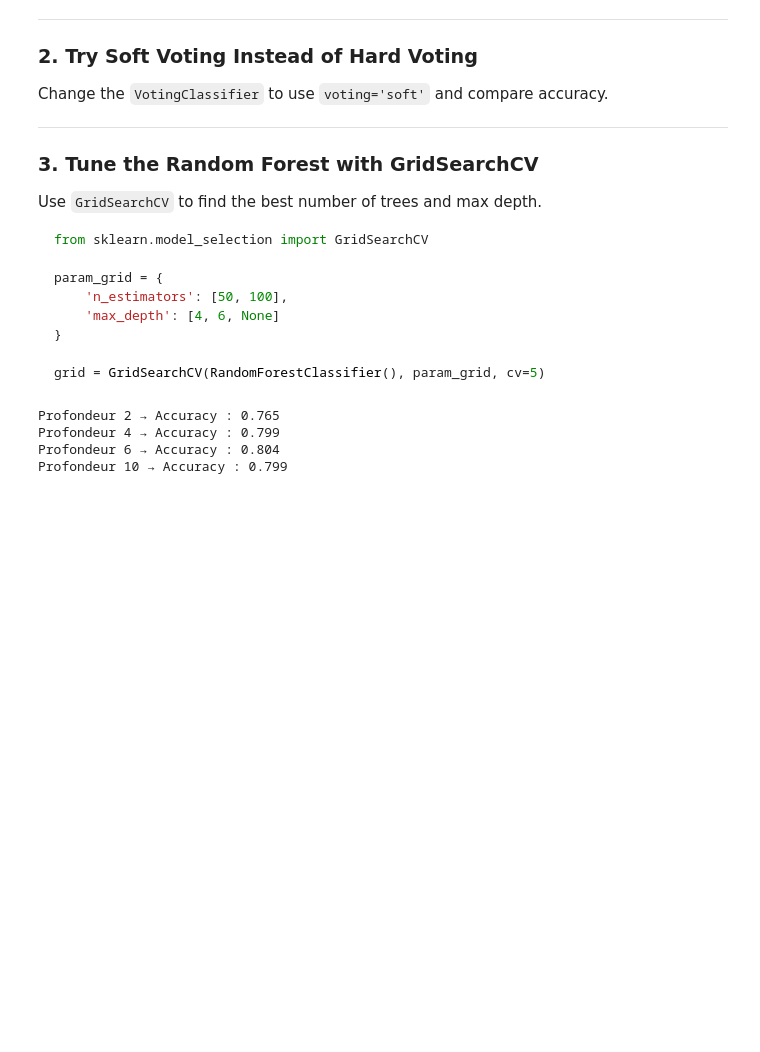
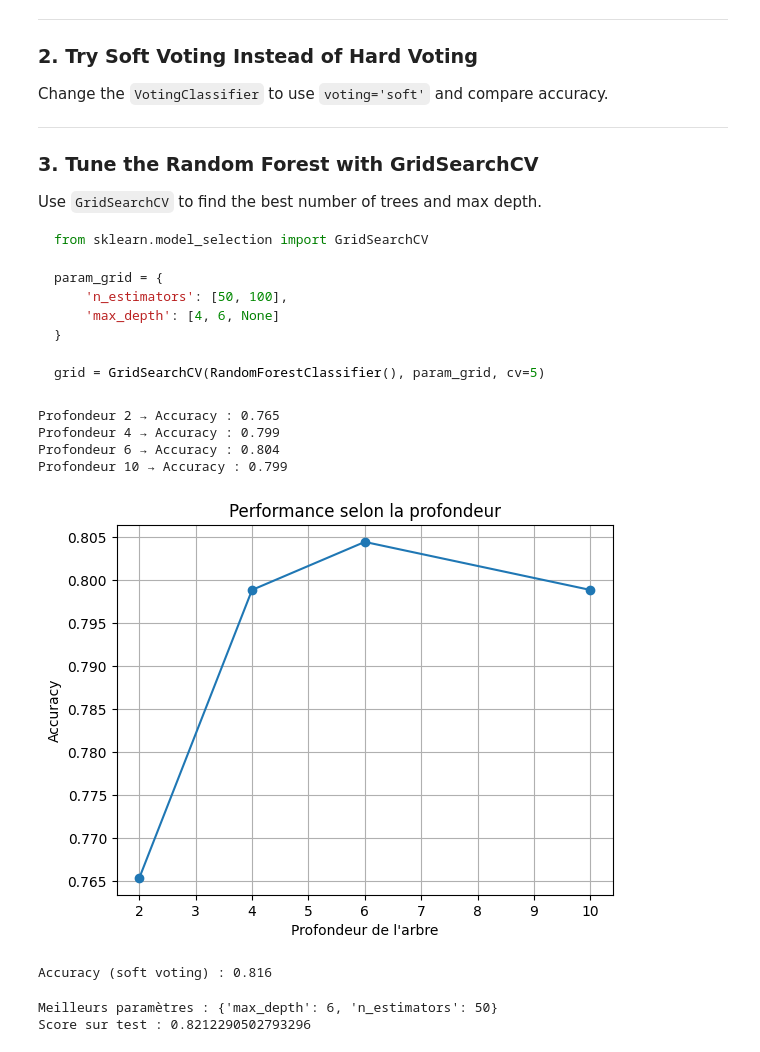
Before and after one commit to arabiou/Cours-Data-Science-M2, a Jupyter notebook: ML/Exercice_2.ipynb, the cells around one changed output. Saved outputs shown, nothing was run; the diff lists cells and outputs as text; code cells hidden in the pictures; blank space fills up the shorter version.

```diff
--- a/ML/Exercice_2.ipynb
+++ b/ML/Exercice_2.ipynb
@@ -166,3 +166,63 @@ Profondeur 2 → Accuracy : 0.765
 Profondeur 4 → Accuracy : 0.799
 Profondeur 6 → Accuracy : 0.804
 Profondeur 10 → Accuracy : 0.799
+# %%
+accuracies = []
+
+for depth in [2, 4, 6, 10]:
+    clf = DecisionTreeClassifier(max_depth=depth, random_state=42)
+    clf.fit(X_train, y_train)
+    acc = clf.score(X_test, y_test)
+    accuracies.append(acc)
+
+plt.plot([2, 4, 6, 10], accuracies, marker='o')
+plt.xlabel("Profondeur de l'arbre")
+plt.ylabel("Accuracy")
+plt.title("Performance selon la profondeur")
+plt.grid(True)
+plt.show()
+# %% [output]
+[figure, added]
+# %%
+#Exo 2
+
+from sklearn.ensemble import VotingClassifier
+
+# Définir les modèles de base
+clf1 = LogisticRegression(max_iter=1000)
+clf2 = DecisionTreeClassifier(max_depth=4)
+clf3 = RandomForestClassifier(n_estimators=50)
+
+# Voting Classifier avec soft voting
+voting_soft = VotingClassifier(
+    estimators=[('lr', clf1), ('dt', clf2), ('rf', clf3)],
+    voting='soft'  # ⚠️ Soft voting nécessite des estimateurs avec méthode predict_proba
+)
+
+# Entraînement et évaluation
+voting_soft.fit(X_train, y_train)
+acc_soft = voting_soft.score(X_test, y_test)
+print(f"Accuracy (soft voting) : {acc_soft:.3f}")
+# %% [output]
+Accuracy (soft voting) : 0.816
+# %%
+#Exo 3
+
+from sklearn.model_selection import GridSearchCV
+
+# Grille de paramètres
+param_grid = {
+    'n_estimators': [50, 100],
+    'max_depth': [4, 6, None]
+}
+
+# Recherche avec validation croisée
+grid = GridSearchCV(RandomForestClassifier(random_state=42), param_grid, cv=5)
+grid.fit(X_train, y_train)
+
+# Résultats
+print("Meilleurs paramètres :", grid.best_params_)
+print("Score sur test :", grid.score(X_test, y_test))
+# %% [output]
+Meilleurs paramètres : {'max_depth': 6, 'n_estimators': 50}
+Score sur test : 0.8212290502793296
```
Also changed, not shown: parts of 1 cell of this notebook.
